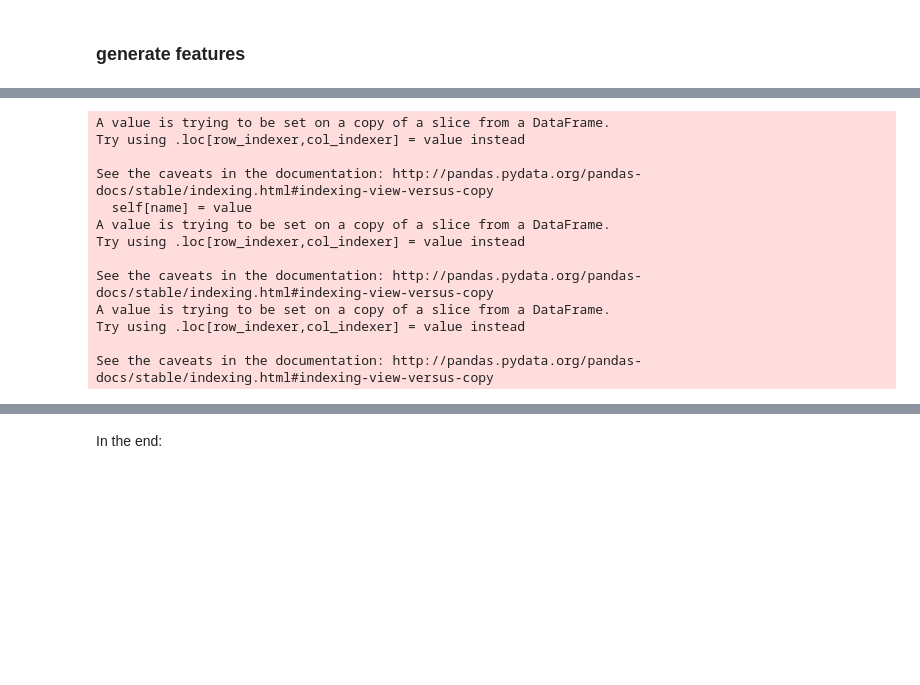
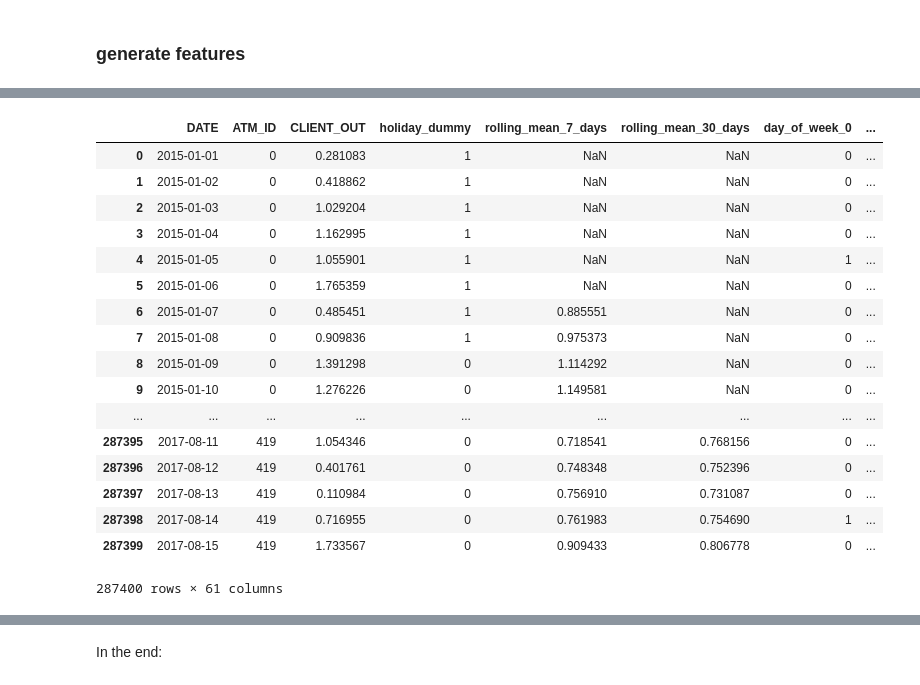
Before and after one commit to progiv/idao_final, a Jupyter notebook: generating_features.ipynb, the cells around one changed output, grey strips where cells are left out. Cells and saved outputs as stored; diff of their text form; code cells hidden in the pictures; blank space fills up the shorter version.

```diff
--- a/generating_features.ipynb
+++ b/generating_features.ipynb
@@ -18,5 +66,9 @@ train.head()
 | 2 | 2015-01-03 | 0 | 335400 |
 | 3 | 2015-01-04 | 0 | 379000 |
 | 4 | 2015-01-05 | 0 | 344100 |
+# %%
+df = train
+
+df['month_of_year'] = df.DATE.dt.month
 # %% [markdown]
 ### generate features
@@ -38,0 +75,19 @@ def MultiplyBySTD(df, stds):
+# %%
+def DivideByMean(df):
+    means = df.groupby(['ATM_ID', 'month_of_year'], as_index=False)['CLIENT_OUT'].mean()
+    mean_df = pd.DataFrame(means)
+    mean_df.rename(columns={'CLIENT_OUT': 'mean'}, inplace=True)
+
+    merged_df = pd.merge(df[['DATE', 'ATM_ID', 'month_of_year']], mean_df, on=['ATM_ID', 'month_of_year'], how='outer')
+    df.CLIENT_OUT = df.CLIENT_OUT / merged_df['mean']
+
+    last_date = merged_df.DATE.max()
+    means_of_last_month_df = merged_df[merged_df.DATE == last_date]
+    return df, means_of_last_month_df
+
+
+def MultiplyByMean(y_predicted, means_of_last_month_df):
+    y_predicted.CLIENT_OUT = y_predicted.CLIENT_OUT * pd.merge(y_predicted, means_of_last_month_df,
+                                                    on='ATM_ID', how='outer')['mean']
+
+    return y_predicted
@@ -43,7 +119,8 @@ df = train
 
 df['day_of_week'] = df.DATE.dt.dayofweek
 df['day_of_month'] = df.DATE.dt.day
-df['day_of_year'] = df.DATE.dt.dayofyear
+df['week_of_month'] = (df.DATE.dt.day  - 1) // 7 + 1
+df['month_of_year'] = df.DATE.dt.month
 
 condition_holiday = (
     (df.DATE.dt.month == 1) & ((df.DATE.dt.day >= 1) & (df.DATE.dt.day <= 8)) # winter
@@ -53,31 +130,35 @@ condition_holiday = (
     | (df.DATE.dt.month == 6) & ((df.DATE.dt.day >= 10) & (df.DATE.dt.day <= 14)) # around 12 june
     | (df.DATE.dt.month == 11) & ((df.DATE.dt.day >= 2) & (df.DATE.dt.day <= 6)) # around 4 nov
 )
-df = df[-condition_holiday]
+df['holiday_dummy'] = condition_holiday + 0
 
-# divide by std
-df, stds = DivideBySTD(df)
-
-# rolling mean
-df['rolling_mean_7_days'] = df.CLIENT_OUT.rolling(7).mean()
-df['rolling_mean_30_days'] = df.CLIENT_OUT.rolling(30).mean()
+# divide by mean
+df, means_of_last_month_df = DivideByMean(df)
 
 # convert to dummies
 list_dummies = ['day_of_week',
                 'day_of_month',
-                'day_of_year']
+                'week_of_month',
+                'month_of_year']
 df = pd.get_dummies(df, columns=list_dummies)
-# %% [output]
-A value is trying to be set on a copy of a slice from a DataFrame.
-Try using .loc[row_indexer,col_indexer] = value instead
-
-See the caveats in the documentation: http://pandas.pydata.org/pandas-docs/stable/indexing.html#indexing-view-versus-copy
-  self[name] = value
-A value is trying to be set on a copy of a slice from a DataFrame.
-Try using .loc[row_indexer,col_indexer] = value instead
-
-See the caveats in the documentation: http://pandas.pydata.org/pandas-docs/stable/indexing.html#indexing-view-versus-copy
-A value is trying to be set on a copy of a slice from a DataFrame.
-Try using .loc[row_indexer,col_indexer] = value instead
-
-See the caveats in the documentation: http://pandas.pydata.org/pandas-docs/stable/indexing.html#indexing-view-versus-copy
+# %%
+df #new
+# %% [output]
+|  | DATE | ATM_ID | CLIENT_OUT | holiday_dummy | rolling_mean_7_days | rolling_mean_30_days | day_of_week_0 | ... |
+| 0 | 2015-01-01 | 0 | 0.281083 | 1 | NaN | NaN | 0 | ... |
+| 1 | 2015-01-02 | 0 | 0.418862 | 1 | NaN | NaN | 0 | ... |
+| 2 | 2015-01-03 | 0 | 1.029204 | 1 | NaN | NaN | 0 | ... |
+| 3 | 2015-01-04 | 0 | 1.162995 | 1 | NaN | NaN | 0 | ... |
+| 4 | 2015-01-05 | 0 | 1.055901 | 1 | NaN | NaN | 1 | ... |
+| 5 | 2015-01-06 | 0 | 1.765359 | 1 | NaN | NaN | 0 | ... |
+| 6 | 2015-01-07 | 0 | 0.485451 | 1 | 0.885551 | NaN | 0 | ... |
+| 7 | 2015-01-08 | 0 | 0.909836 | 1 | 0.975373 | NaN | 0 | ... |
+| 8 | 2015-01-09 | 0 | 1.391298 | 0 | 1.114292 | NaN | 0 | ... |
+| 9 | 2015-01-10 | 0 | 1.276226 | 0 | 1.149581 | NaN | 0 | ... |
+| ... | ... | ... | ... | ... | ... | ... | ... | ... |
+| 287395 | 2017-08-11 | 419 | 1.054346 | 0 | 0.718541 | 0.768156 | 0 | ... |
+| 287396 | 2017-08-12 | 419 | 0.401761 | 0 | 0.748348 | 0.752396 | 0 | ... |
+| 287397 | 2017-08-13 | 419 | 0.110984 | 0 | 0.756910 | 0.731087 | 0 | ... |
+| 287398 | 2017-08-14 | 419 | 0.716955 | 0 | 0.761983 | 0.754690 | 1 | ... |
+| 287399 | 2017-08-15 | 419 | 1.733567 | 0 | 0.909433 | 0.806778 | 0 | ... |
+287400 rows × 61 columns
```
Also changed, not shown: parts of 10 cells of this notebook, 15 other files.
